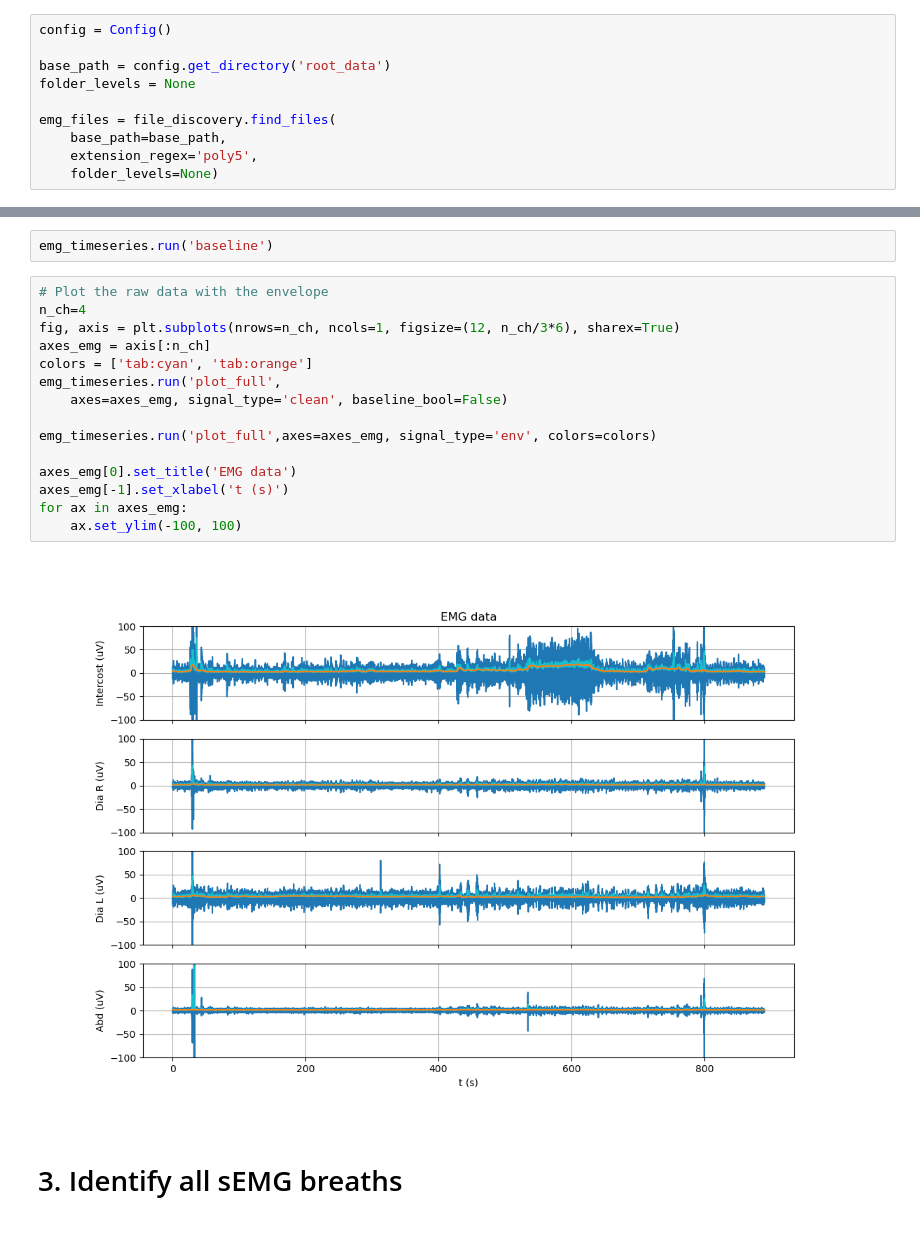
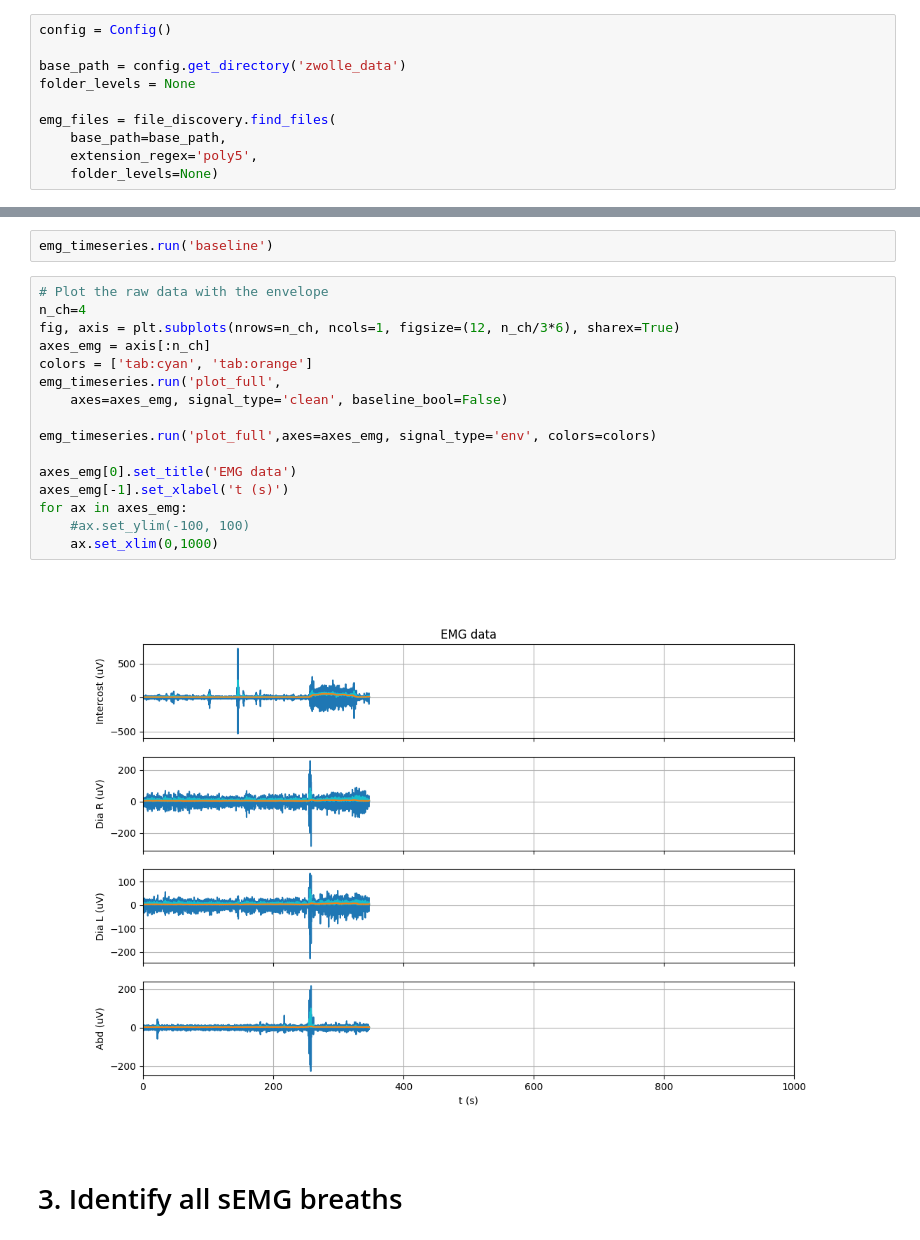
Before and after one commit to rspwarnaarUT/ReSurfEMG, a Jupyter notebook: notebooks/researcher_interface/Wytze_emg_pipeline.ipynb, the cells around one changed output, grey strips where cells are left out. Drawn from its saved outputs; the diff is of its cells as text.

```diff
--- a/notebooks/researcher_interface/Wytze_emg_pipeline.ipynb
+++ b/notebooks/researcher_interface/Wytze_emg_pipeline.ipynb
@@ -24,7 +25,7 @@ VentilatorDataGroup, EmgDataGroup)
 # %%
 config = Config()
 
-base_path = config.get_directory('root_data')
+base_path = config.get_directory('zwolle_data')
 folder_levels = None
 
 emg_files = file_discovery.find_files(
@@ -87,20 +255,21 @@ emg_timeseries.run('baseline')
 # %%
 # Plot the raw data with the envelope
 n_ch=4
 fig, axis = plt.subplots(nrows=n_ch, ncols=1, figsize=(12, n_ch/3*6), sharex=True)
 axes_emg = axis[:n_ch]
 colors = ['tab:cyan', 'tab:orange']
 emg_timeseries.run('plot_full',
     axes=axes_emg, signal_type='clean', baseline_bool=False)
 
 emg_timeseries.run('plot_full',axes=axes_emg, signal_type='env', colors=colors)
 
 axes_emg[0].set_title('EMG data')
 axes_emg[-1].set_xlabel('t (s)')
 for ax in axes_emg:
-    ax.set_ylim(-100, 100)
+    #ax.set_ylim(-100, 100)
+    ax.set_xlim(0,1000)
 # %% [output]
-[figure, old version]
+[figure, new version]
 # %% [markdown]
 # 3. Identify all sEMG breaths
 # %%
```
Also changed, not shown: parts of 35 cells of this notebook.
